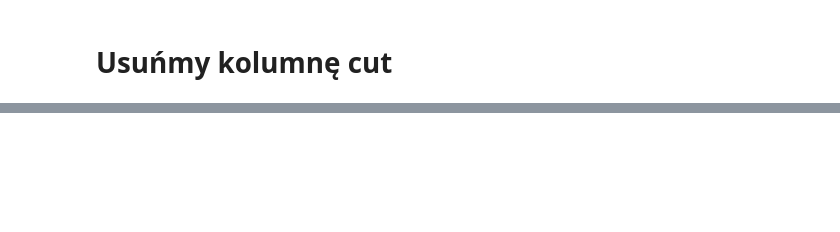
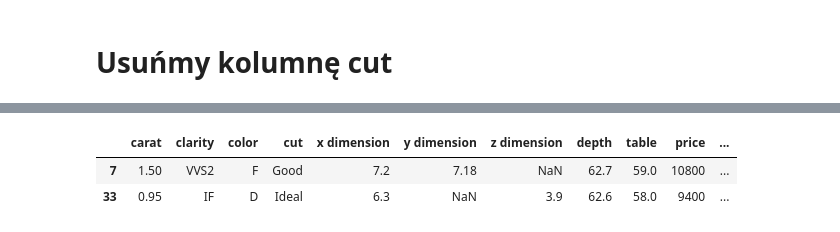
Before and after one commit to GWawrzeniecki/PAD, a Jupyter notebook: Projekt/regression_model.ipynb, the cells around one changed output, grey strips where cells are left out. Saved outputs shown, nothing was run; the diff lists cells and outputs as text; code cells hidden in the pictures; blank space fills up the shorter version.

```diff
--- a/Projekt/regression_model.ipynb
+++ b/Projekt/regression_model.ipynb
@@ -107,0 +112,8 @@ Notes:
+# %%
+data['residuals'] = model.resid
+outliers = data[abs(data['residuals']) > 3 * data['residuals'].std()]
+outliers
+# %% [output]
+|  | carat | clarity | color | cut | x dimension | y dimension | z dimension | depth | table | price | ... |
+| 7 | 1.50 | VVS2 | F | Good | 7.2 | 7.18 | NaN | 62.7 | 59.0 | 10800 | ... |
+| 33 | 0.95 | IF | D | Ideal | 6.3 | NaN | 3.9 | 62.6 | 58.0 | 9400 | ... |
```
Also changed, not shown: parts of 6 cells of this notebook, 10 other files.
